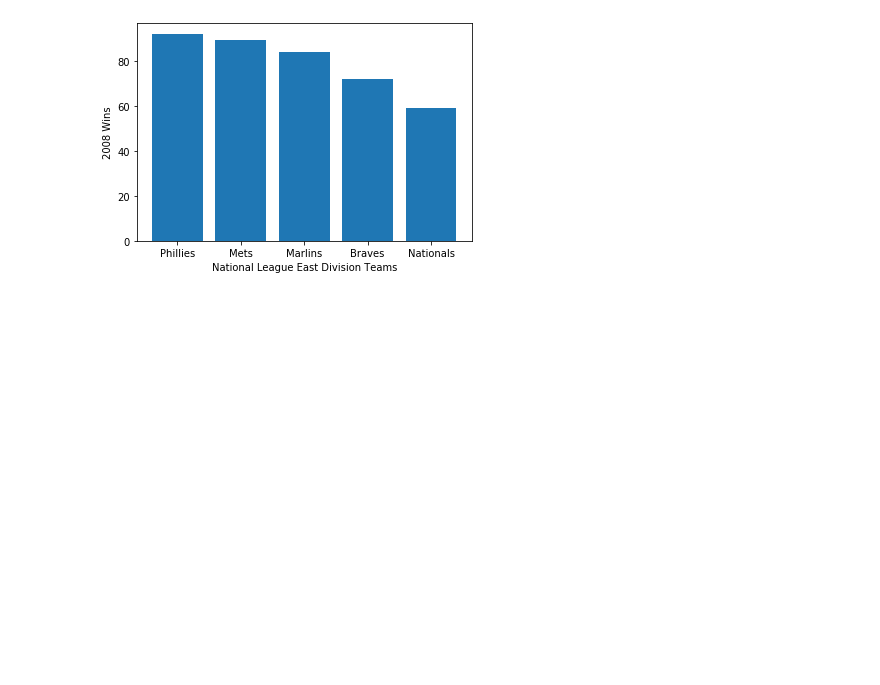
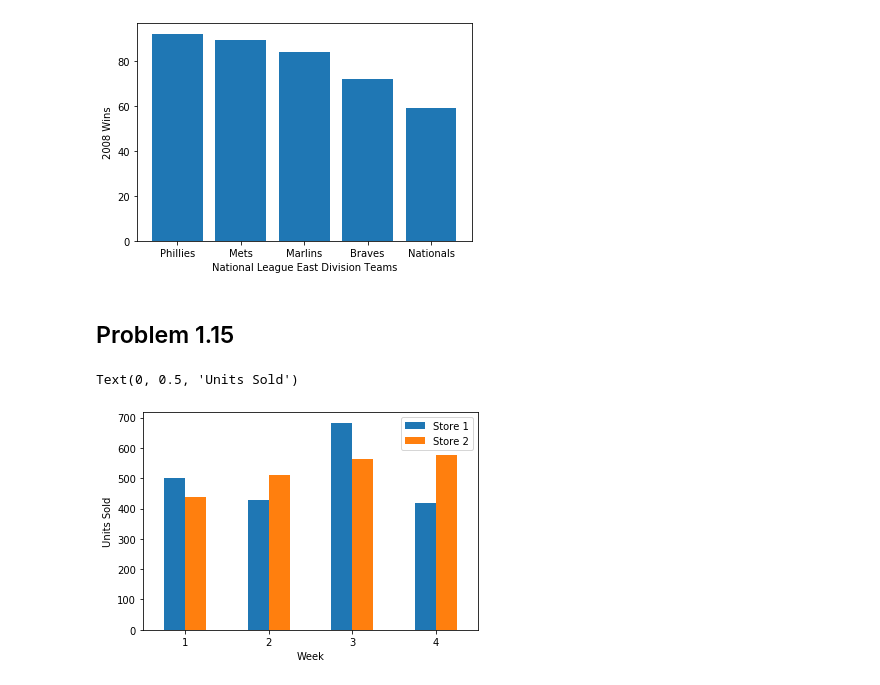
Before and after one commit to paulaonea/python-humongous-book-of-statistics, a Jupyter notebook: Chapter 1 - Displaying Descriptive Statistics.ipynb, the cells around one changed output. Drawn from its saved outputs; the diff is of its cells as text; code cells hidden in the pictures; blank space fills up the shorter version.

Commit message:
Problem 1.15

```diff
--- a/Chapter 1 - Displaying Descriptive Statistics.ipynb
+++ b/Chapter 1 - Displaying Descriptive Statistics.ipynb
@@ -210,3 +210,14 @@ plt.ylabel('2008 Wins')
 # %% [output]
 Text(0, 0.5, '2008 Wins')
 [figure]
+# %% [markdown]
+## Problem 1.15
+# %%
+stores = {'Store 1': [502, 428, 683, 419], 'Store 2': [438, 509, 562, 575]}
+df4 = pd.DataFrame(stores, index = [1, 2, 3, 4])
+chart5 = df4.plot(kind='bar', rot=0)
+chart5.set_xlabel('Week')
+chart5.set_ylabel('Units Sold')
+# %% [output]
+Text(0, 0.5, 'Units Sold')
+[figure, added]
```
